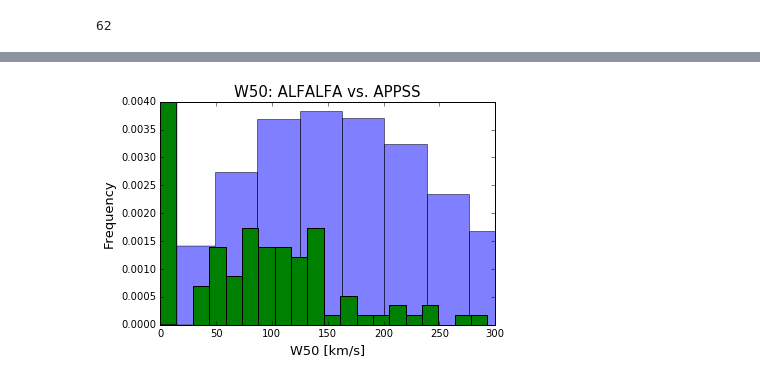
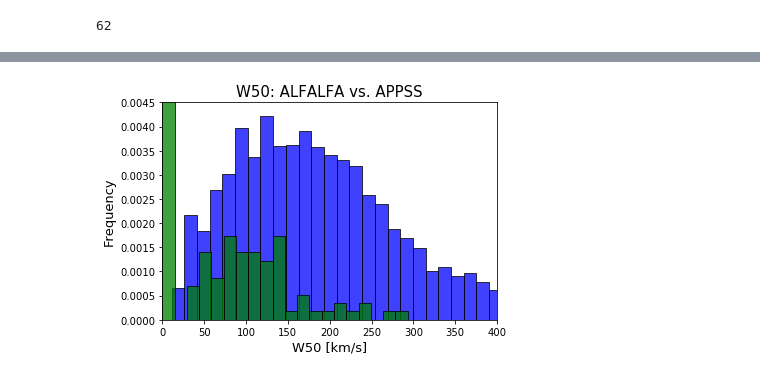
Before and after one commit to jsribaud/APPSS, a Jupyter notebook: UAT_code.ipynb, the cells around one changed output, grey strips where cells are left out. Cells and saved outputs as stored; diff of their text form; code cells hidden in the pictures.

```diff
--- a/UAT_code.ipynb
+++ b/UAT_code.ipynb
@@ -240,20 +238,20 @@ fig = plt.gcf()
 # %%
-#this compares the w50 of my slice and ALFALFA,however, I did not limit the amount of ALFALFA displayed
+#this compares the w50 of my slice and ALFALFA, however, I did not limit the amount of ALFALFA displayed
 w50_me=data_appss['W50']
 w50_alfalfa=data_alf['W50']
 
 plt.figure()
 
-plt.hist(w50_alfalfa, bins=20, alpha =.5, normed = True)
-plt.hist(w50_me, bins=20, normed = True)
+plt.hist(w50_alfalfa, bins=50, alpha =.75, normed = True, facecolor='blue',edgecolor='black')
+plt.hist(w50_me, bins=20, normed = True, alpha =.75, facecolor='green',edgecolor='black')
 plt.title("W50: ALFALFA vs. APPSS",fontsize= 15)
 plt.xlabel("W50 [km/s]", fontsize = 13)
 plt.ylabel("Frequency", fontsize = 13)
-pylab.ylim([0,.004])
-pylab.xlim([0,300])
+pylab.ylim([0,.0045])
+pylab.xlim([0,400])
 
 fig = plt.gcf()
 
 #fig.savefig('w50_both_hist.pdf')
 # %% [output]
-[figure, old version]
+[figure, new version]
```
Also changed, not shown: parts of 9 cells of this notebook.
